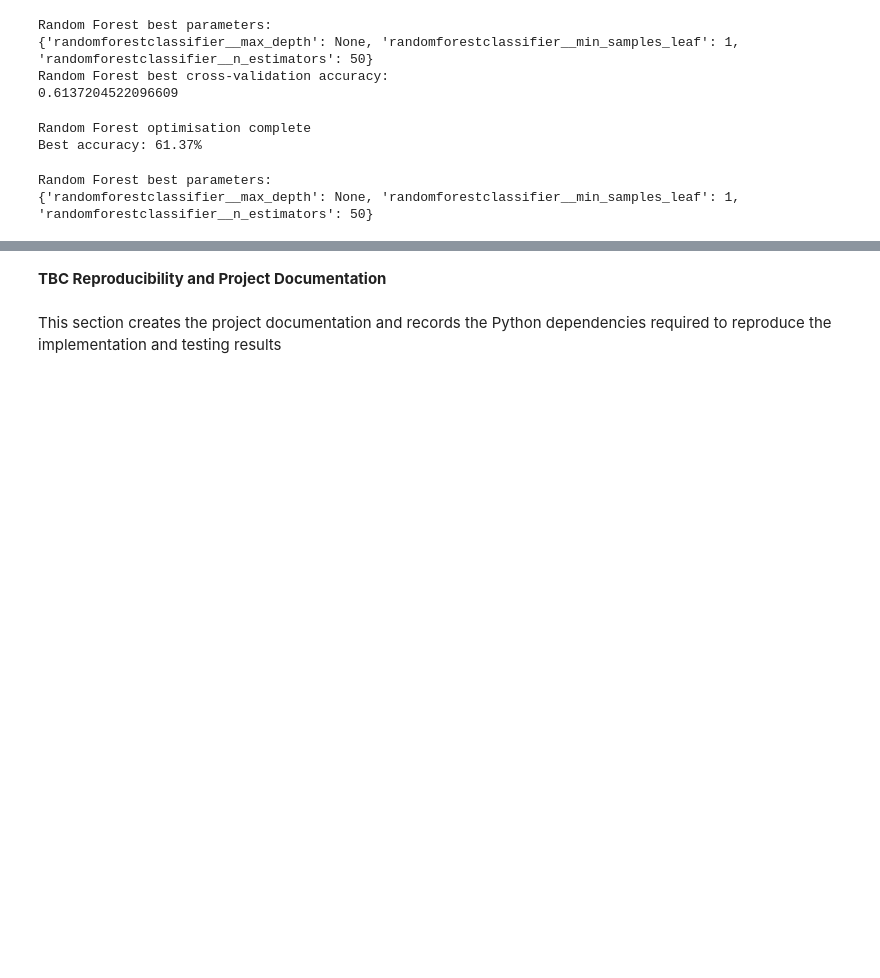
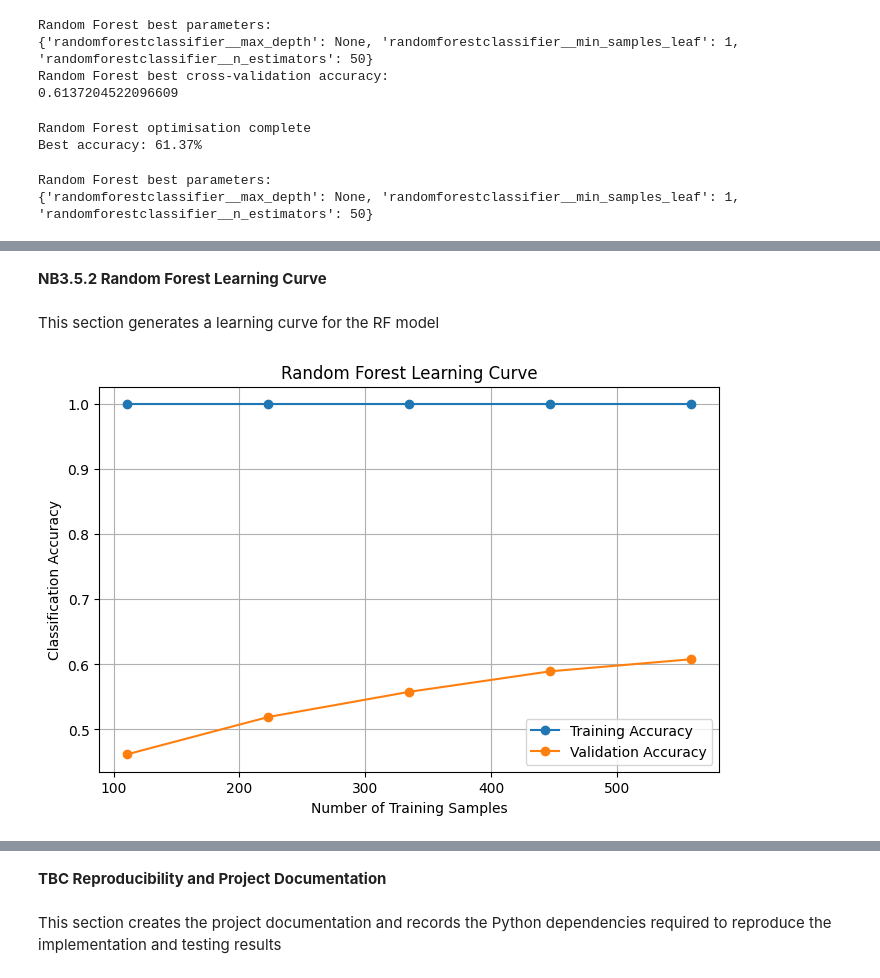
Before and after one commit to hoseking86/GTZAN-Assignment2, a Jupyter notebook: GTZAN_Assignment2.ipynb, the cells around one changed output, grey strips where cells are left out. Saved outputs shown, nothing was run; the diff lists cells and outputs as text; code cells hidden in the pictures; blank space fills up the shorter version.

```diff
--- a/GTZAN_Assignment2.ipynb
+++ b/GTZAN_Assignment2.ipynb
@@ -715,0 +1040,37 @@ Random Forest mean fitting time:
+# %% [markdown]
+**NB3.5.2 Random Forest Learning Curve**
+# %% [markdown]
+This section generates a learning curve for the RF model
+# %%
+#Generate the learning curve for the optimised Random Forest
+rf_sizes, rf_train_scores, rf_val_scores = learning_curve(
+    rf_grid_search.best_estimator_,
+    X_train,
+    y_train,
+    train_sizes=training_sizes,
+    cv=cv_learning,
+    scoring="accuracy",
+    n_jobs=-1
+)
+
+#Calculate mean training and validation accuracy
+rf_train_mean = np.mean(rf_train_scores, axis=1)
+rf_val_mean = np.mean(rf_val_scores, axis=1)
+
+#Create the Random Forest learning curve
+plt.figure(figsize=(8, 5))
+
+plt.plot(rf_sizes, rf_train_mean,
+         marker="o", label="Training Accuracy")
+
+plt.plot(rf_sizes, rf_val_mean,
+         marker="o", label="Validation Accuracy")
+
+plt.title("Random Forest Learning Curve")
+plt.xlabel("Number of Training Samples")
+plt.ylabel("Classification Accuracy")
+plt.legend()
+plt.grid(True)
+plt.show()
+# %% [output]
+[figure, added]
```
Also changed, not shown: parts of 26 cells of this notebook.
